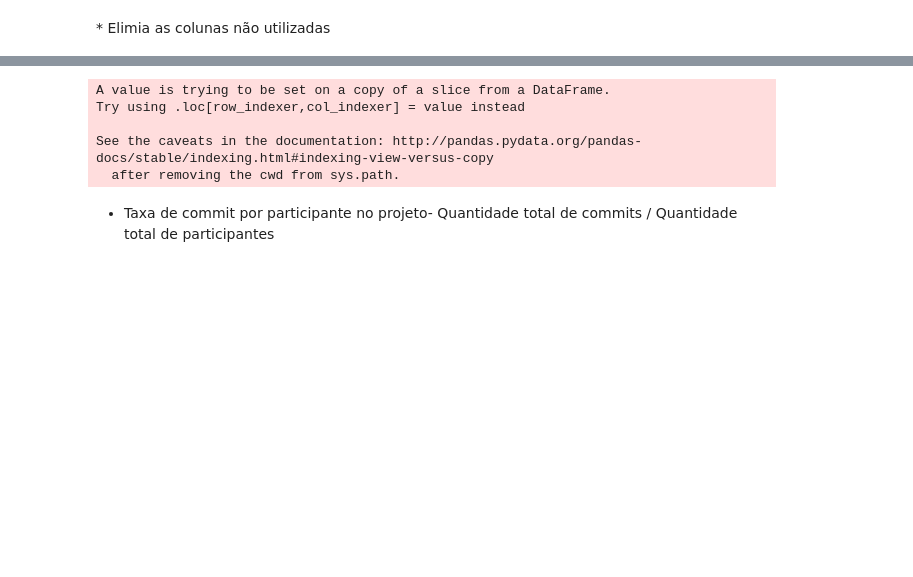
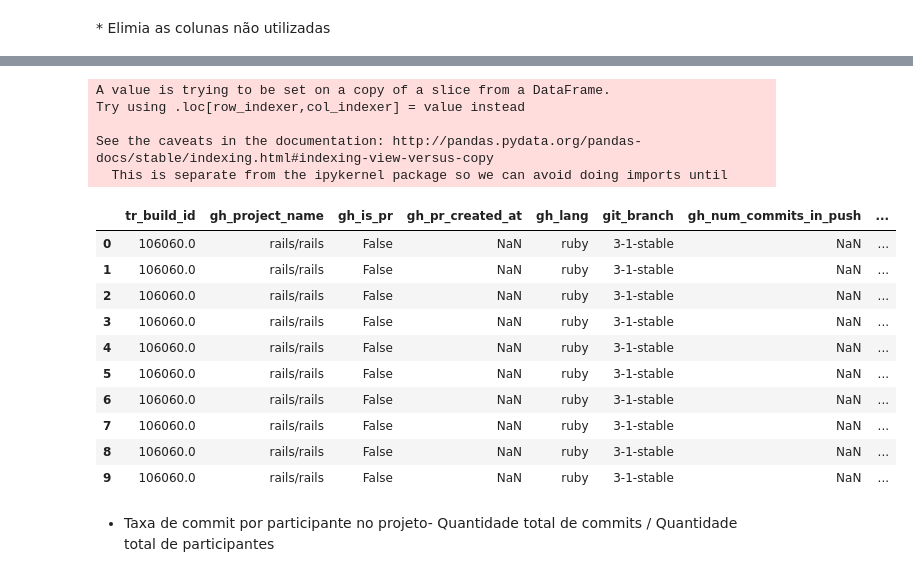
Before and after one commit to wagnernegrao/ci-analysis, a Jupyter notebook: ci_analysis.ipynb, the cells around one changed output, grey strips where cells are left out. Drawn from its saved outputs; the diff is of its cells as text; code cells hidden in the pictures; blank space fills up the shorter version.

```diff
--- a/ci_analysis.ipynb
+++ b/ci_analysis.ipynb
@@ -113,9 +164,22 @@ dataset.drop([  'gh_diff_files_added',
                 'gh_description_complexity',
                 'git_merged_with',
                 'gh_asserts_cases_per_kloc',
+                'gh_num_issue_comments',
+                'gh_num_commit_comments',
+                'gh_num_pr_comments',
+                'gh_num_commits_on_files_touched',
+                'gh_by_core_team_member',
+
 
                 'git_prev_built_commit',
+                'git_diff_src_churn',
+                'git_diff_test_churn',
+                'git_all_built_commits',
+                'git_num_all_built_commits',
+                'git_trigger_commit',
 
+                'tr_original_commit',
+                'tr_virtual_merged_into',
                 'tr_log_status',
                 'tr_status',
                 'tr_job_id',
@@ -141,7 +242,21 @@ A value is trying to be set on a copy of a slice from a DataFrame.
 Try using .loc[row_indexer,col_indexer] = value instead
 
 See the caveats in the documentation: http://pandas.pydata.org/pandas-docs/stable/indexing.html#indexing-view-versus-copy
-  after removing the cwd from sys.path.
+  This is separate from the ipykernel package so we can avoid doing imports until
+# %%
+dataset.head(10)
+# %% [output]
+|  | tr_build_id | gh_project_name | gh_is_pr | gh_pr_created_at | gh_lang | git_branch | gh_num_commits_in_push | ... |
+| 0 | 106060.0 | rails/rails | False | NaN | ruby | 3-1-stable | NaN | ... |
+| 1 | 106060.0 | rails/rails | False | NaN | ruby | 3-1-stable | NaN | ... |
+| 2 | 106060.0 | rails/rails | False | NaN | ruby | 3-1-stable | NaN | ... |
+| 3 | 106060.0 | rails/rails | False | NaN | ruby | 3-1-stable | NaN | ... |
+| 4 | 106060.0 | rails/rails | False | NaN | ruby | 3-1-stable | NaN | ... |
+| 5 | 106060.0 | rails/rails | False | NaN | ruby | 3-1-stable | NaN | ... |
+| 6 | 106060.0 | rails/rails | False | NaN | ruby | 3-1-stable | NaN | ... |
+| 7 | 106060.0 | rails/rails | False | NaN | ruby | 3-1-stable | NaN | ... |
+| 8 | 106060.0 | rails/rails | False | NaN | ruby | 3-1-stable | NaN | ... |
+| 9 | 106060.0 | rails/rails | False | NaN | ruby | 3-1-stable | NaN | ... |
 # %%
 projects = dataset.drop_duplicates(['gh_project_name'])
 projects = projects.loc[projects['gh_lang']=='ruby']
```
Also changed, not shown: parts of 5 cells of this notebook.
